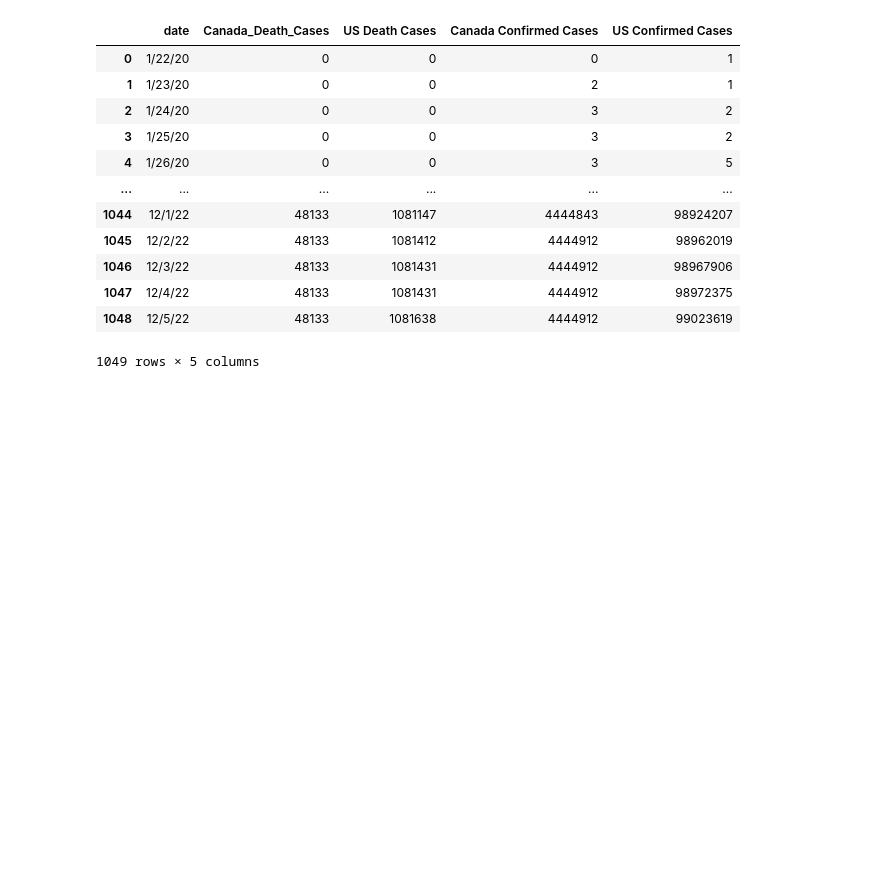
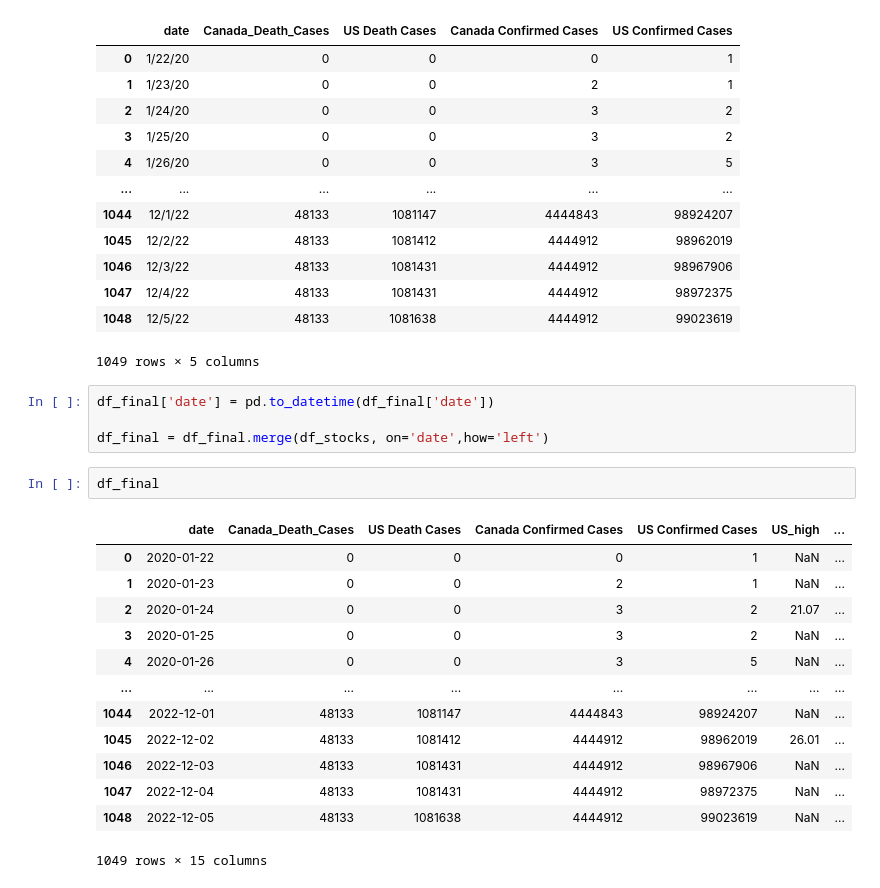
Before and after one commit to AIDA-Saskatchewan-polytechnic/Final_Project_by_Jeslin-Abitha, a Jupyter notebook: Final_Project.ipynb, the cells around one changed output. Cells and saved outputs as stored; diff of their text form; blank space fills up the shorter version.

Commit message:
Merging Stock and COVID-19 DataFrame

```diff
--- a/Final_Project.ipynb
+++ b/Final_Project.ipynb
@@ -304,3 +304,23 @@ df_final
 | 1047 | 12/4/22 | 48133 | 1081431 | 4444912 | 98972375 |
 | 1048 | 12/5/22 | 48133 | 1081638 | 4444912 | 99023619 |
 1049 rows × 5 columns
+# %%
+df_final['date'] = pd.to_datetime(df_final['date'])
+
+df_final = df_final.merge(df_stocks, on='date',how='left')
+# %%
+df_final
+# %% [output]
+|  | date | Canada_Death_Cases | US Death Cases | Canada Confirmed Cases | US Confirmed Cases | US_high | ... |
+| 0 | 2020-01-22 | 0 | 0 | 0 | 1 | NaN | ... |
+| 1 | 2020-01-23 | 0 | 0 | 2 | 1 | NaN | ... |
+| 2 | 2020-01-24 | 0 | 0 | 3 | 2 | 21.07 | ... |
+| 3 | 2020-01-25 | 0 | 0 | 3 | 2 | NaN | ... |
+| 4 | 2020-01-26 | 0 | 0 | 3 | 5 | NaN | ... |
+| ... | ... | ... | ... | ... | ... | ... | ... |
+| 1044 | 2022-12-01 | 48133 | 1081147 | 4444843 | 98924207 | NaN | ... |
+| 1045 | 2022-12-02 | 48133 | 1081412 | 4444912 | 98962019 | 26.01 | ... |
+| 1046 | 2022-12-03 | 48133 | 1081431 | 4444912 | 98967906 | NaN | ... |
+| 1047 | 2022-12-04 | 48133 | 1081431 | 4444912 | 98972375 | NaN | ... |
+| 1048 | 2022-12-05 | 48133 | 1081638 | 4444912 | 99023619 | NaN | ... |
+1049 rows × 15 columns
```
